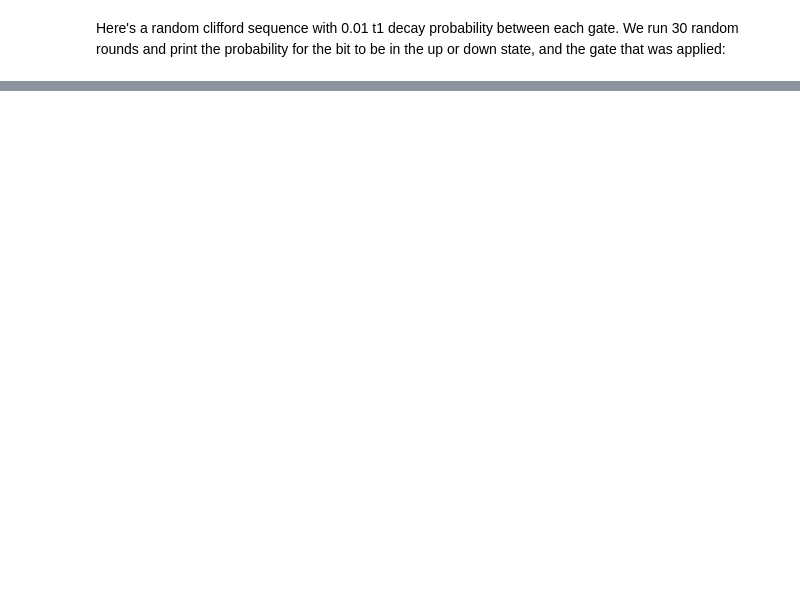
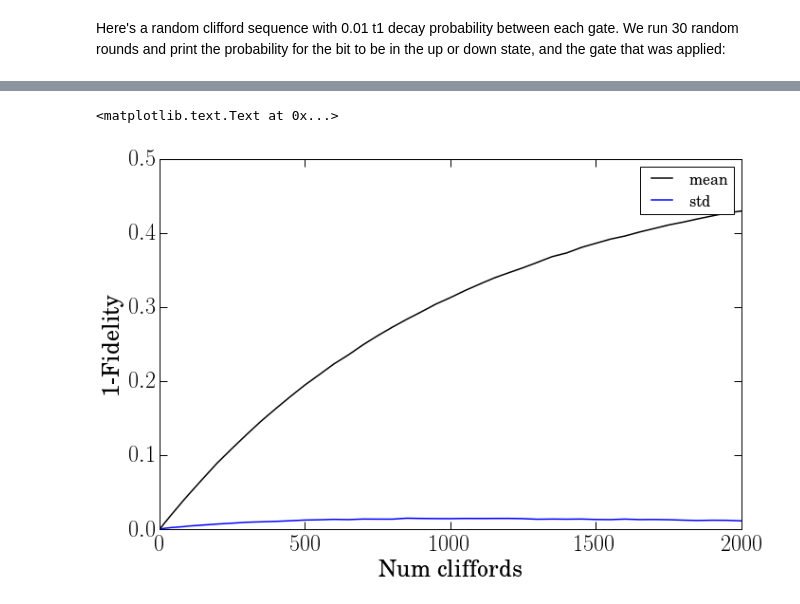
Before and after one commit to quantumsim/quantumsim, a Jupyter notebook: Introduction.ipynb, the cells around one changed output, grey strips where cells are left out. Drawn from its saved outputs; the diff is of its cells as text; code cells hidden in the pictures; blank space fills up the shorter version.

```diff
--- a/Introduction.ipynb
+++ b/Introduction.ipynb
@@ -225,0 +304,36 @@ for i in range(30):
+# %%
+plt.rcParams['font.family'] = 'serif'
+#plt.rcParams['mathtext.default'] = 'regular'
+plt.rcParams['figure.figsize'] = (10, 8)
+plt.rcParams['figure.dpi'] = 120
+plt.rcParams['font.size'] = 24
+plt.rcParams['axes.labelsize'] = 24
+plt.rcParams['axes.titlesize'] = 24
+plt.rcParams['legend.fontsize'] = 16
+plt.rcParams['xtick.labelsize'] = 24
+plt.rcParams['ytick.labelsize'] = 24
+plt.rcParams['lines.linewidth'] = 1.5
+plt.rcParams['xtick.major.size'] = 8.0
+plt.rcParams['xtick.major.width'] = 1
+plt.rcParams['xtick.minor.size'] = 4.0
+plt.rcParams['xtick.minor.width'] = 0.7
+plt.rcParams['ytick.major.size'] = 8.0
+plt.rcParams['ytick.major.width'] = 1
+plt.rcParams['ytick.minor.size'] = 4.0
+plt.rcParams['ytick.minor.width'] = 0.7
+plt.rcParams['text.usetex'] = True
+plt.rcParams["figure.facecolor"] = "w"
+plt.rcParams["figure.edgecolor"] = "w"
+# %%
+import matplotlib.pyplot as plt
+plt.figure(figsize=(11,7))
+y1, =plt.plot([1,2,5,10,20,40,80]+list(range(100,3001,50)),[1-x for x in mean_data],'k')
+y2, =plt.plot([1,2,5,10,20,40,80]+list(range(100,3001,50)),std_data,'b')
+plt.ylim(0,0.5)
+plt.xlim(0,2000)
+plt.legend([y1,y2],['mean','std'])
+plt.xlabel('Num cliffords')
+plt.ylabel('1-Fidelity')
+# %% [output]
+<matplotlib.text.Text at 0x...>
+[figure, added]
```
Also changed, not shown: parts of 8 cells of this notebook, 4 other files.
